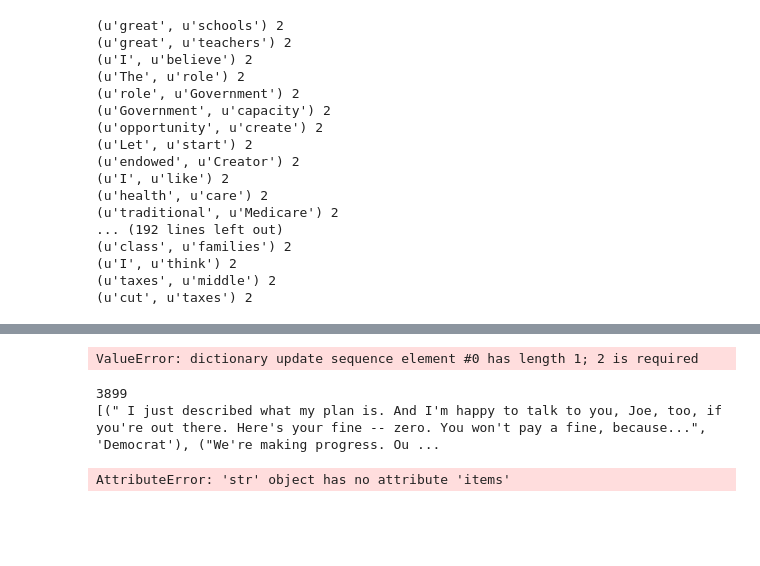
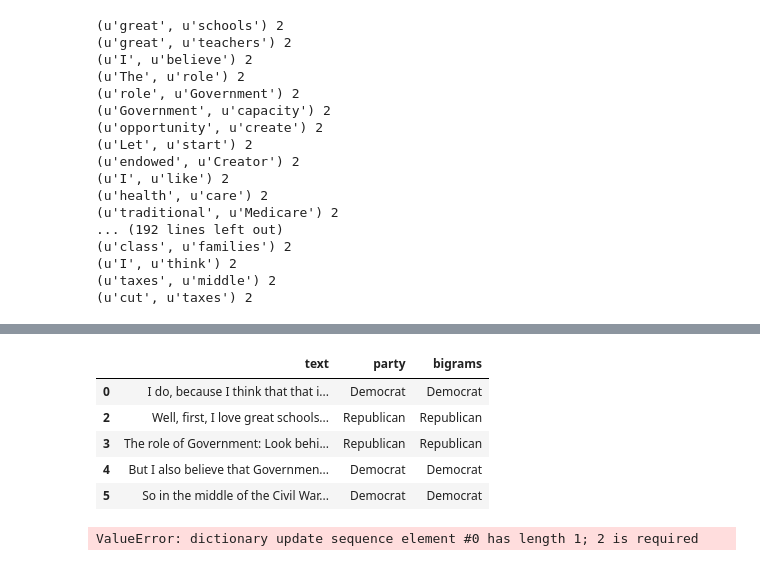
Before and after one commit to DistrictDataLabs/political_history, a Jupyter notebook: Munging and Classifying - NGrams.ipynb, the cells around one changed output, grey strips where cells are left out. Cells and saved outputs as stored; diff of their text form; code cells hidden in the pictures; blank space fills up the shorter version.

```diff
--- a/Munging and Classifying - NGrams.ipynb
+++ b/Munging and Classifying - NGrams.ipynb
@@ -165,0 +189,38 @@ min_set = df[['text', 'party']]
+# %%
+#define function to tokenize and stem
+def clean_text(text):
+    """
+    Removes punctuation, converts all characters to lowercase, removes stop words, stems
+
+    Args:
+        a single string of text
+
+    Returns:
+        processed text string
+
+    """
+    tokens = RegexpTokenizer(r'\w+')
+    stops = set(stopwords.words('english'))
+    stemmer = SnowballStemmer('english')
+
+    token = tokens.tokenize(text)
+    filtered_words = [word for word in token if word not in stops]
+    stems = [stemmer.stem(t) for t in filtered_words]
+    return stems
+# %%
+def bigramReturner (tweetString):
+    bigramFeatureVector = []
+    for item in nltk.bigrams(tweetString):
+        bigramFeatureVector.append(' '.join(item))
+    return bigramFeatureVector
+
+def tokenize(text):
+    tokens = nltk.word_tokenize(text)
+    stems = stem_tokens(tokens, stemmer)
+    return stems
+# %%
+STOPS = set(stopwords.words('english'))
+min_set['bigrams'] = df['party']
+for index, row in min_set.iterrows():
+    cleaned = clean_text(row.text)
+    min_set.bigrams.replace(bigramReturner(cleaned), inplace=True)
@@ -166,3 +234,12 @@ min_set = df[['text', 'party']]
+# %%
+min_set.head()
+# %% [output]
+|  | text | party | bigrams |
+| 0 | I do, because I think that that i... | Democrat | Democrat |
+| 2 | Well, first, I love great schools... | Republican | Republican |
+| 3 | The role of Government: Look behi... | Republican | Republican |
+| 4 | But I also believe that Governmen... | Democrat | Democrat |
+| 5 | So in the middle of the Civil War... | Democrat | Democrat |
 # %%
 featuresets = [(dict(feature.encode('ascii', 'ignore')), str(label)) for index, (feature, label) in min_set.iterrows()]
 #See http://stackoverflow.com/questions/29337714/how-to-run-naive-bayes-from-nltk-with-python-pandas for reference
@@ -170,19 +247,14 @@ featuresets = [(dict(feature.encode('ascii', 'ignore')), str(label)) for index,
 # %% [output]
 ValueError: dictionary update sequence element #0 has length 1; 2 is required
 # %%
-print len(featuresets)
-from random import shuffle
-shuffle(featuresets)
-print featuresets
+# print len(featuresets)
+# from random import shuffle
+# shuffle(featuresets)
+# print featuresets
-# %% [output]
-3899
-[(" I just described what my plan is. And I'm happy to talk to you, Joe, too, if you're out there. Here's your fine -- zero. You won't pay a fine, because...", 'Democrat'), ("We're making progress. Ou ...
 # %%
-from nltk.classify import NaiveBayesClassifier as nbc
-train_set, test_set = featuresets[:3000], featuresets[3000:]
-# Train a classifier
-classifier = nbc.train(train_set)
-# Test classifier on "Neo"
-print classifier.classify(ethnic_features('Silva'))
+# from nltk.classify import NaiveBayesClassifier as nbc
+# train_set, test_set = featuresets[:3000], featuresets[3000:]
+# # Train a classifier
+# classifier = nbc.train(train_set)
+# # Test classifier on "Neo"
+# print classifier.classify(ethnic_features('Silva'))
-# %% [output]
-AttributeError: 'str' object has no attribute 'items'
```
Also changed, not shown: parts of 8 cells of this notebook, 2 other files.
